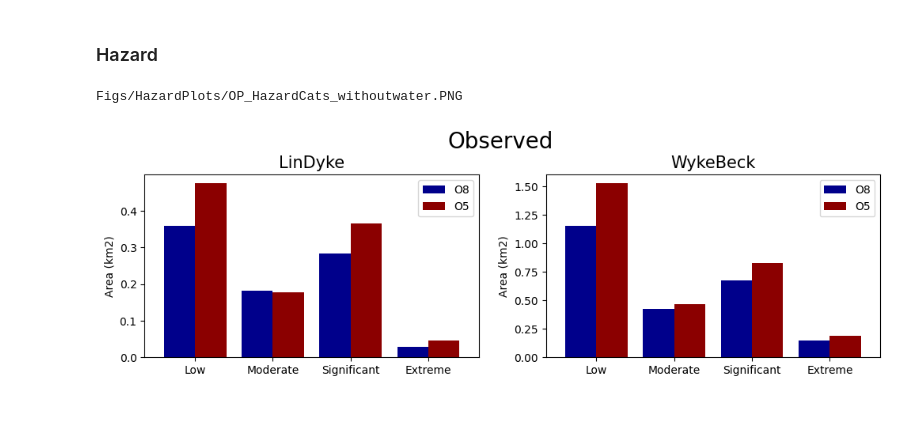
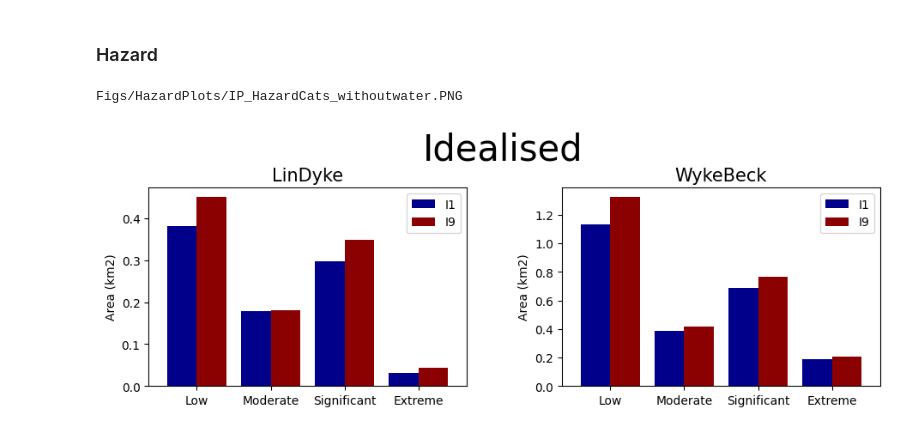
Before and after one commit to masher92/UKCP18, a Jupyter notebook: CatchmentAnalysis/PlotsForPaper/PlotsForPaper.ipynb, the cells around one changed output. Cells and saved outputs as stored; diff of their text form; code cells hidden in the pictures.

```diff
--- a/CatchmentAnalysis/PlotsForPaper/PlotsForPaper.ipynb
+++ b/CatchmentAnalysis/PlotsForPaper/PlotsForPaper.ipynb
@@ -712,7 +657,5 @@ def hazard_plot(individual_cell_values_dict,  profiles_name, profiles_name_short
 # %%
-# hazard_plot(individual_cell_values_ip_dict, 'Idealised', 'IP', '6h_sp_fl_0.1', '6h_sp_bl_0.9', filter_out_water= False)
+hazard_plot(individual_cell_values_ip_dict, 'Idealised', 'IP', 'I1', 'I9', filter_out_water= True)
+# %% [output]
+Figs/HazardPlots/IP_HazardCats_withoutwater.PNG
+[figure, added]
-# %%
-tes = hazard_plot(individual_cell_values_op_dict, 'Observed', 'OP', 'O8', 'O5', filter_out_water= True)
-# %% [output]
-Figs/HazardPlots/OP_HazardCats_withoutwater.PNG
-[figure, removed]
```
Also changed, not shown: parts of 20 cells of this notebook, 12 other files.
